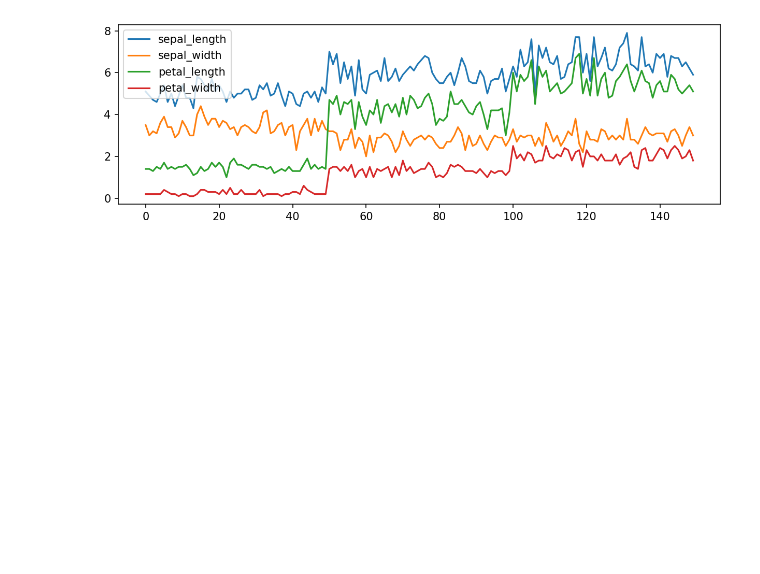
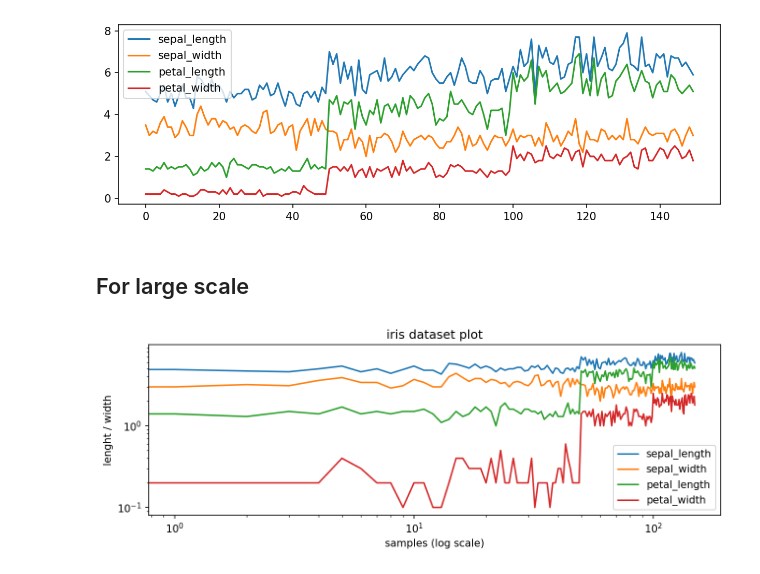
Before and after one commit to arashniroomand/MachineLearning, a Jupyter notebook: Practical_MasterClass/DataVisualization.ipynb, the cells around one changed output. Drawn from its saved outputs; the diff is of its cells as text; code cells hidden in the pictures; blank space fills up the shorter version.

Commit message:
Working on Dat Visualization

```diff
--- a/Practical_MasterClass/DataVisualization.ipynb
+++ b/Practical_MasterClass/DataVisualization.ipynb
@@ -63,3 +63,14 @@ iris.plot()
 # %% [output]
 <Axes: >
 [figure]
+# %% [markdown]
+## For large scale
+# %%
+iris.plot(logy = True, logx = True)
+plt.title('iris dataset plot')
+plt.xlabel('samples (log scale)')
+plt.ylabel('lenght / width')
+
+plt.show()
+# %% [output]
+[figure, added]
```
Also changed, not shown: parts of 3 cells of this notebook.
